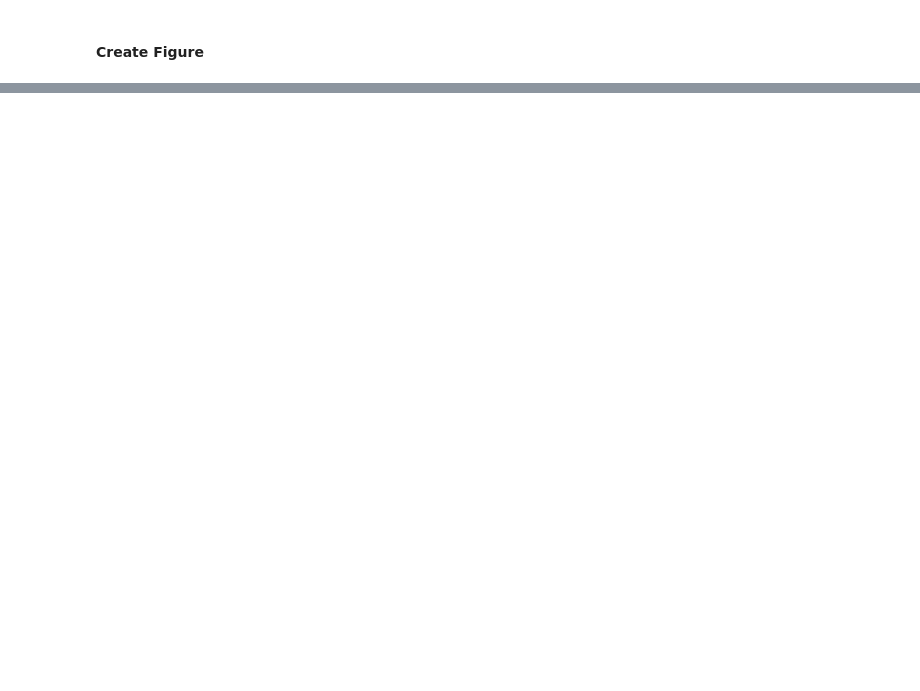
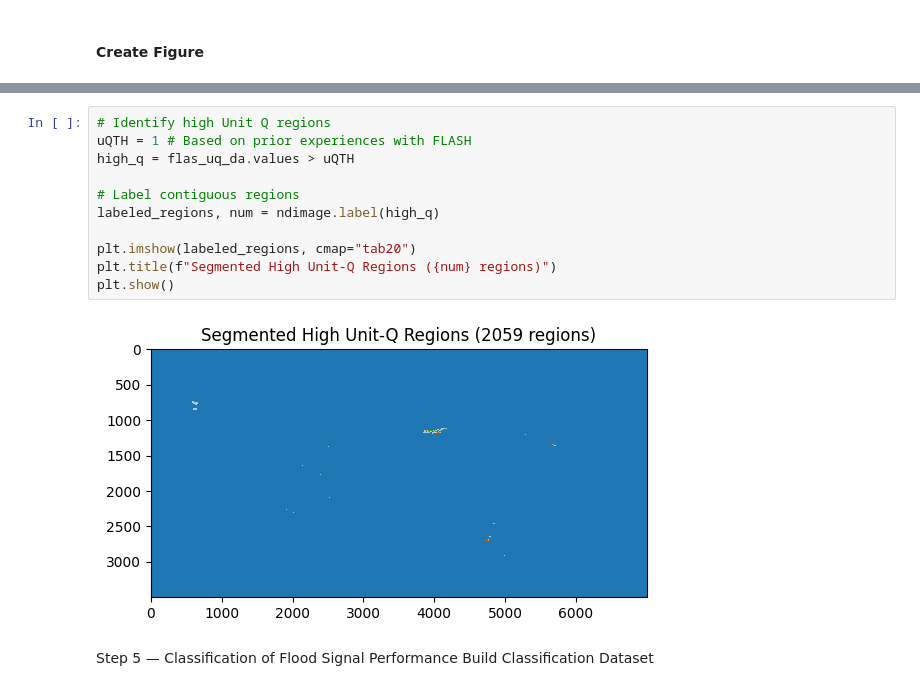
Before and after one commit to humberva/data_analytics, a Jupyter notebook: Scalable_Workflow_FLASH_Case.ipynb, the cells around one changed output, grey strips where cells are left out. Drawn from its saved outputs; the diff is of its cells as text; blank space fills up the shorter version.

```diff
--- a/Scalable_Workflow_FLASH_Case.ipynb
+++ b/Scalable_Workflow_FLASH_Case.ipynb
@@ -452,0 +576,16 @@ plt.show()
+# %%
+# Identify high Unit Q regions
+uQTH = 1 # Based on prior experiences with FLASH
+high_q = flas_uq_da.values > uQTH
+
+# Label contiguous regions
+labeled_regions, num = ndimage.label(high_q)
+
+plt.imshow(labeled_regions, cmap="tab20")
+plt.title(f"Segmented High Unit-Q Regions ({num} regions)")
+plt.show()
+# %% [output]
+[figure, added]
+# %% [markdown]
+Step 5 — Classification of Flood Signal Performance
+Build Classification Dataset
```
Also changed, not shown: parts of 22 cells of this notebook, 18 other files.
